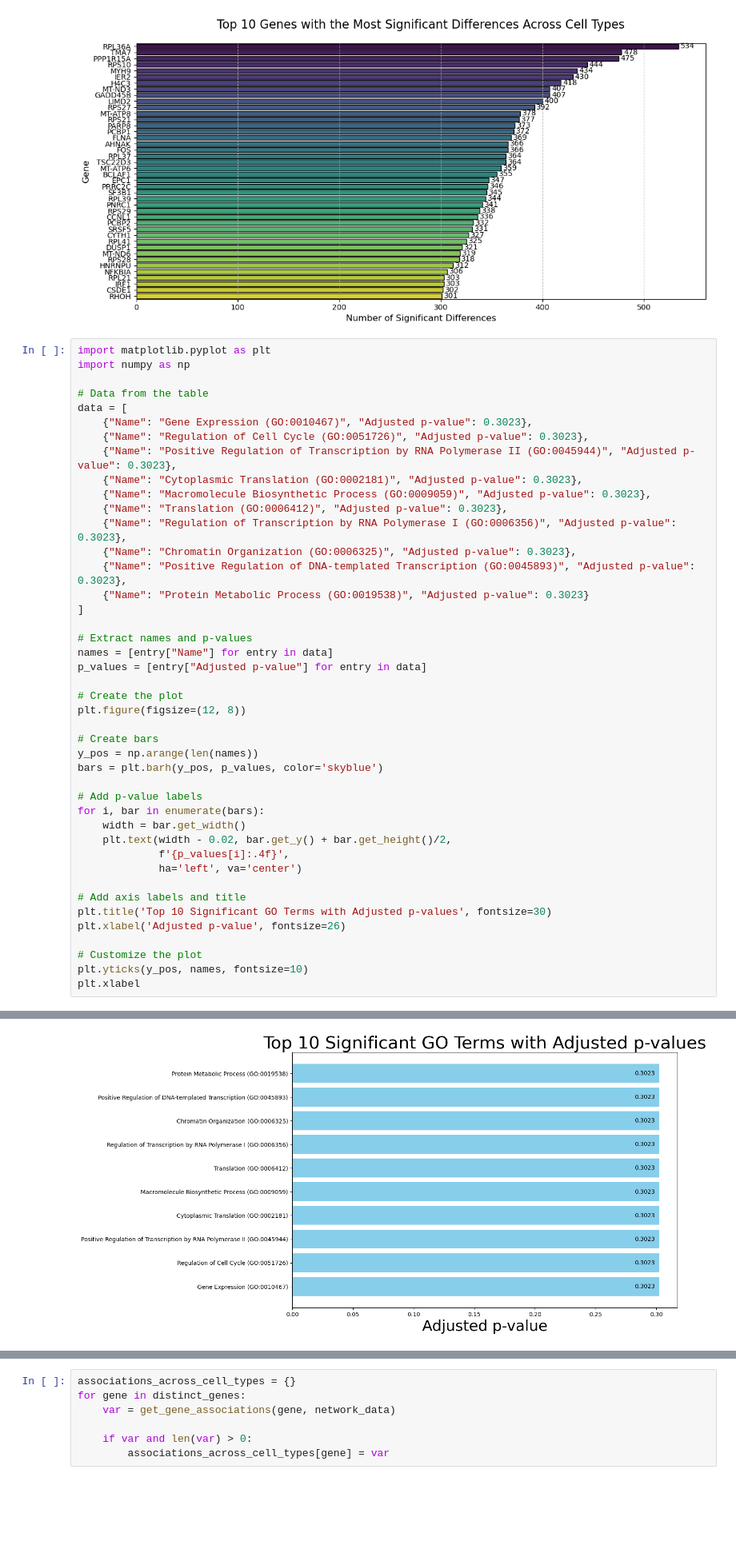
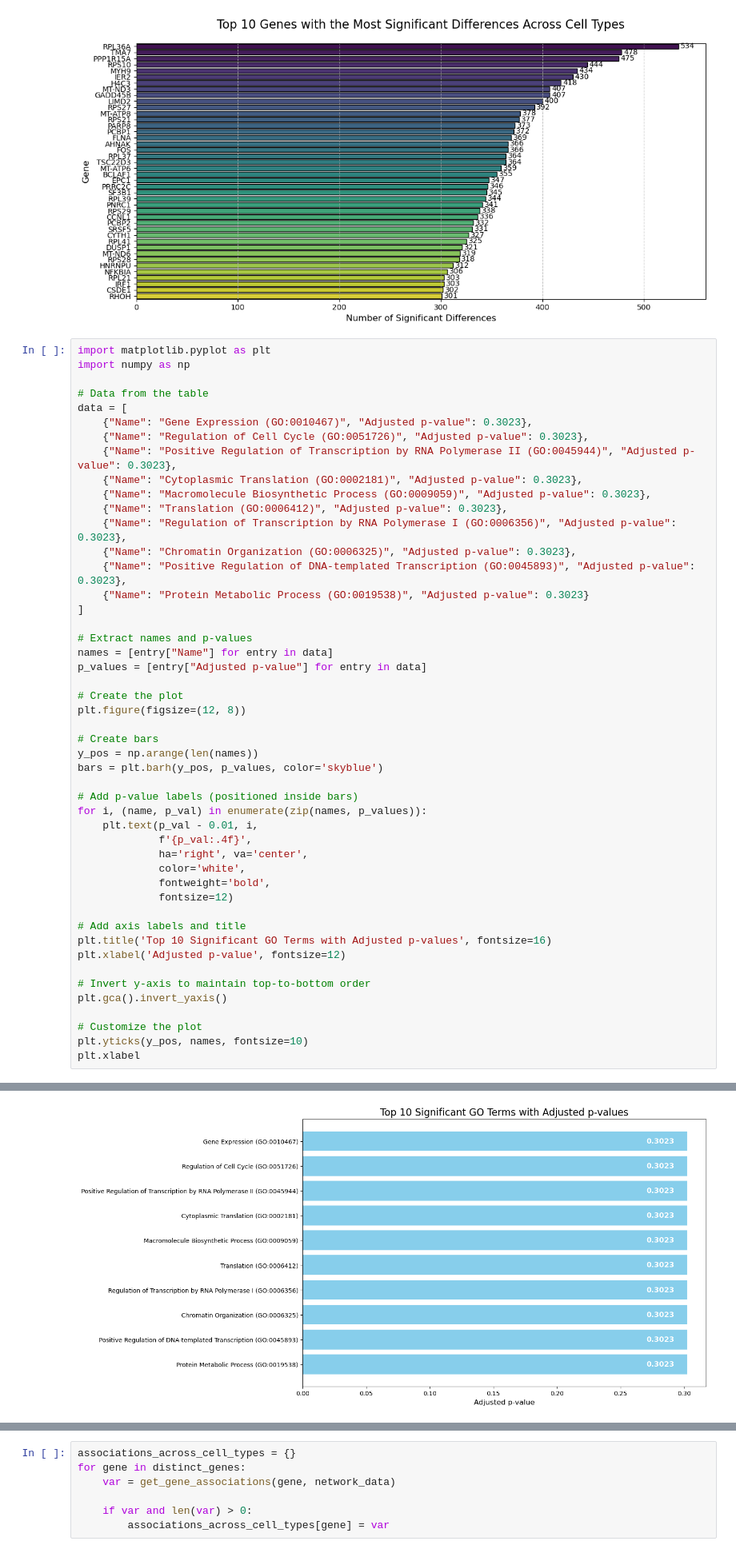
Before and after one commit to TychoGrapendaal/CSE3000, a Jupyter notebook: experiments/compare_celltypes.ipynb, the cells around one changed output, grey strips where cells are left out. Shown at 80% size. Cells and saved outputs as stored; diff of their text form; blank space fills up the shorter version.

```diff
--- a/experiments/compare_celltypes.ipynb
+++ b/experiments/compare_celltypes.ipynb
@@ -300,42 +300,47 @@ data = [
     {"Name": "Regulation of Cell Cycle (GO:0051726)", "Adjusted p-value": 0.3023},
     {"Name": "Positive Regulation of Transcription by RNA Polymerase II (GO:0045944)", "Adjusted p-value": 0.3023},
     {"Name": "Cytoplasmic Translation (GO:0002181)", "Adjusted p-value": 0.3023},
     {"Name": "Macromolecule Biosynthetic Process (GO:0009059)", "Adjusted p-value": 0.3023},
     {"Name": "Translation (GO:0006412)", "Adjusted p-value": 0.3023},
     {"Name": "Regulation of Transcription by RNA Polymerase I (GO:0006356)", "Adjusted p-value": 0.3023},
     {"Name": "Chromatin Organization (GO:0006325)", "Adjusted p-value": 0.3023},
     {"Name": "Positive Regulation of DNA-templated Transcription (GO:0045893)", "Adjusted p-value": 0.3023},
     {"Name": "Protein Metabolic Process (GO:0019538)", "Adjusted p-value": 0.3023}
 ]
 
 # Extract names and p-values
 names = [entry["Name"] for entry in data]
 p_values = [entry["Adjusted p-value"] for entry in data]
 
 # Create the plot
 plt.figure(figsize=(12, 8))
 
 # Create bars
 y_pos = np.arange(len(names))
 bars = plt.barh(y_pos, p_values, color='skyblue')
 
-# Add p-value labels
-for i, bar in enumerate(bars):
-    width = bar.get_width()
-    plt.text(width - 0.02, bar.get_y() + bar.get_height()/2,
-             f'{p_values[i]:.4f}',
-             ha='left', va='center')
+# Add p-value labels (positioned inside bars)
+for i, (name, p_val) in enumerate(zip(names, p_values)):
+    plt.text(p_val - 0.01, i,
+             f'{p_val:.4f}',
+             ha='right', va='center',
+             color='white',
+             fontweight='bold',
+             fontsize=12)
 
 # Add axis labels and title
-plt.title('Top 10 Significant GO Terms with Adjusted p-values', fontsize=30)
-plt.xlabel('Adjusted p-value', fontsize=26)
+plt.title('Top 10 Significant GO Terms with Adjusted p-values', fontsize=16)
+plt.xlabel('Adjusted p-value', fontsize=12)
+
+# Invert y-axis to maintain top-to-bottom order
+plt.gca().invert_yaxis()
 
 # Customize the plot
 plt.yticks(y_pos, names, fontsize=10)
 plt.xlabel
 # %% [output]
 <function matplotlib.pyplot.xlabel(xlabel, fontdict=None, labelpad=None, *, loc=None, **kwargs)>
-[figure, old version]
+[figure, new version]
 # %%
 # Load all the network excel files for all cell types
 cell_types = [
```
